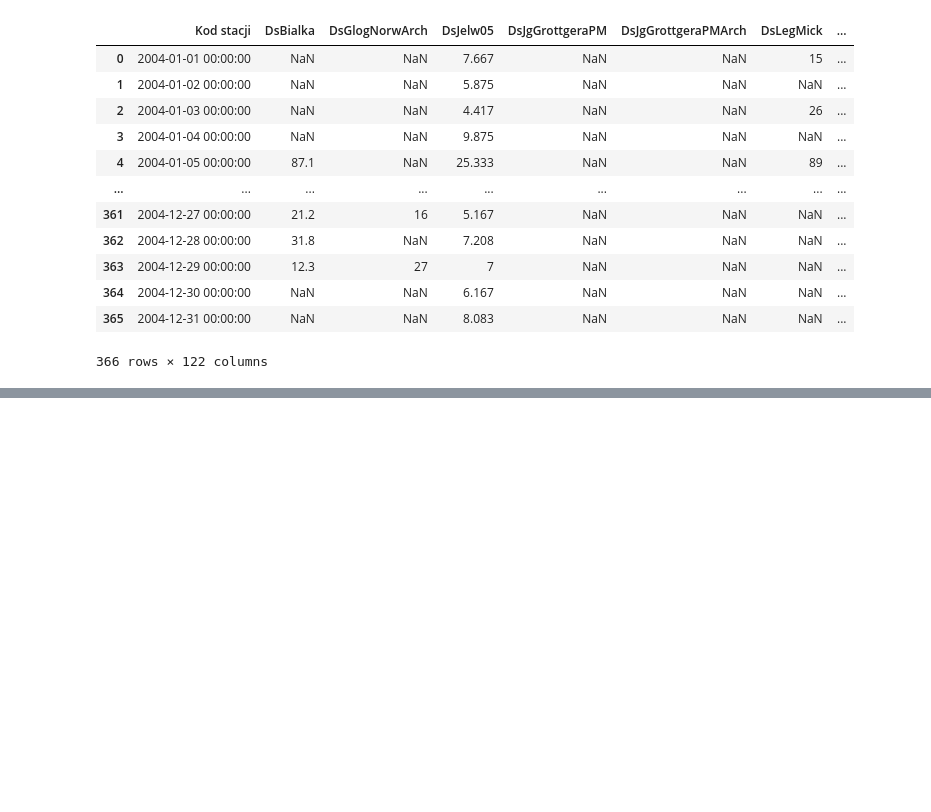
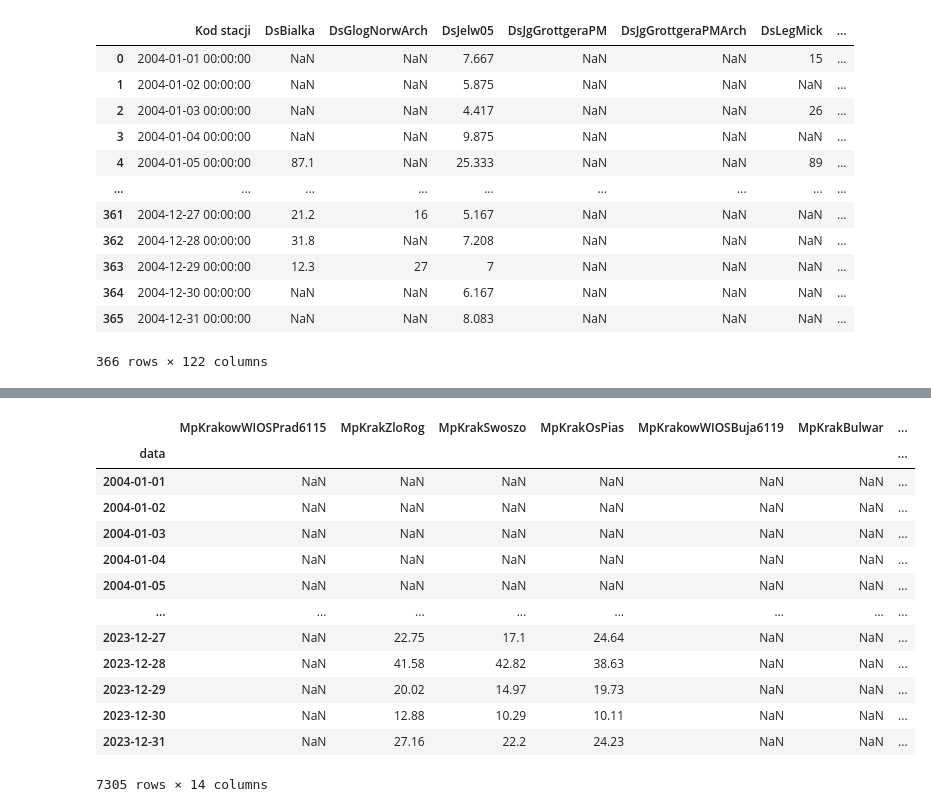
Before and after one commit to klklaudia/AI, a Jupyter notebook: PredykcjaSmogu/dane.ipynb, the cells around one changed output, grey strips where cells are left out. Saved outputs shown, nothing was run; the diff lists cells and outputs as text; code cells hidden in the pictures; blank space fills up the shorter version.

Commit message:
creating data files - finished

```diff
--- a/PredykcjaSmogu/dane.ipynb
+++ b/PredykcjaSmogu/dane.ipynb
@@ -6,5 +6,5 @@ import numpy as np
 # %%
-data = pd.read_excel('../PredykcjaSmogu/zanieczyszczenia/PM10/2004_PM10_24g.xlsx')
+data = pd.read_excel('zanieczyszczenia/PM10/2004_PM10_24g.xlsx')
 # skip information
 data = data.drop(index=[0,1], axis=0)
 data = data.reset_index(drop=True)
@@ -84,15 +58,3 @@ def extract_data(df, station1, station2):
 # %%
 dfs2016 = data_load(0, [0,1], 2004, 2016)
 dfs2024 = data_load(1, [0,1,2,3], 2016, 2024)
-# %%
-# locations set
-locations = set()
-# diffrent names
-locations2016 = set()
-locations2024 = set()
-for p in parameters:
-    locations.update(dfs2016[p].columns.tolist())
-    locations.update(dfs2024[p].columns.tolist())
-    locations2016.update(dfs2016[p].columns.tolist())
-    locations2024.update(dfs2024[p].columns.tolist())
-print(locations)
@@ -299,0 +97,15 @@ for i, p in enumerate(parameters):
+# %%
+# global dataset
+def dataset(parameter):
+    # locations set
+    locations = set(dfs2016.get(parameter, pd.DataFrame()).columns) | set(dfs2024.get(parameter, pd.DataFrame()).columns)
+    # combined df
+    # unpacking args
+    df = pd.DataFrame(columns = [* locations], index=dfs2016[parameter].index.union(dfs2024[parameter].index))
+    for location in locations:
+        # only two options
+        if location in dfs2016[parameter].columns:
+            df[location] = dfs2016[parameter][location]
+        else:
+            df[location] = dfs2024[parameter][location]
+    return df
@@ -299,0 +133,9 @@ for i, p in enumerate(parameters):
+# %%
+# left data
+dietla = pd.read_csv('zanieczyszczenia/PM10/Dietla.csv', skiprows=0)
+dietla.drop(columns='na', inplace=True)
+dietla.replace('-', np.nan, inplace=True)
+dietla[dietla.columns[0]] = pd.to_datetime(dietla[dietla.columns[0]])
+dietla = dietla.set_index(dietla.columns[0])
+dietla.index.name = 'data'
+dietla
@@ -299,0 +157,18 @@ for i, p in enumerate(parameters):
+# %%
+dfPM10['MpKrakDietla'] = dietla
+dfPM10
+# %% [output]
+|  | MpKrakowWIOSPrad6115 | MpKrakZloRog | MpKrakSwoszo | MpKrakOsPias | MpKrakowWIOSBuja6119 | MpKrakBulwar | ... |
+| data |  |  |  |  |  |  | ... |
+| 2004-01-01 | NaN | NaN | NaN | NaN | NaN | NaN | ... |
+| 2004-01-02 | NaN | NaN | NaN | NaN | NaN | NaN | ... |
+| 2004-01-03 | NaN | NaN | NaN | NaN | NaN | NaN | ... |
+| 2004-01-04 | NaN | NaN | NaN | NaN | NaN | NaN | ... |
+| 2004-01-05 | NaN | NaN | NaN | NaN | NaN | NaN | ... |
+| ... | ... | ... | ... | ... | ... | ... | ... |
+| 2023-12-27 | NaN | 22.75 | 17.1 | 24.64 | NaN | NaN | ... |
+| 2023-12-28 | NaN | 41.58 | 42.82 | 38.63 | NaN | NaN | ... |
+| 2023-12-29 | NaN | 20.02 | 14.97 | 19.73 | NaN | NaN | ... |
+| 2023-12-30 | NaN | 12.88 | 10.29 | 10.11 | NaN | NaN | ... |
+| 2023-12-31 | NaN | 27.16 | 22.2 | 24.23 | NaN | NaN | ... |
+7305 rows × 14 columns
```
Also changed, not shown: parts of 39 cells of this notebook.
